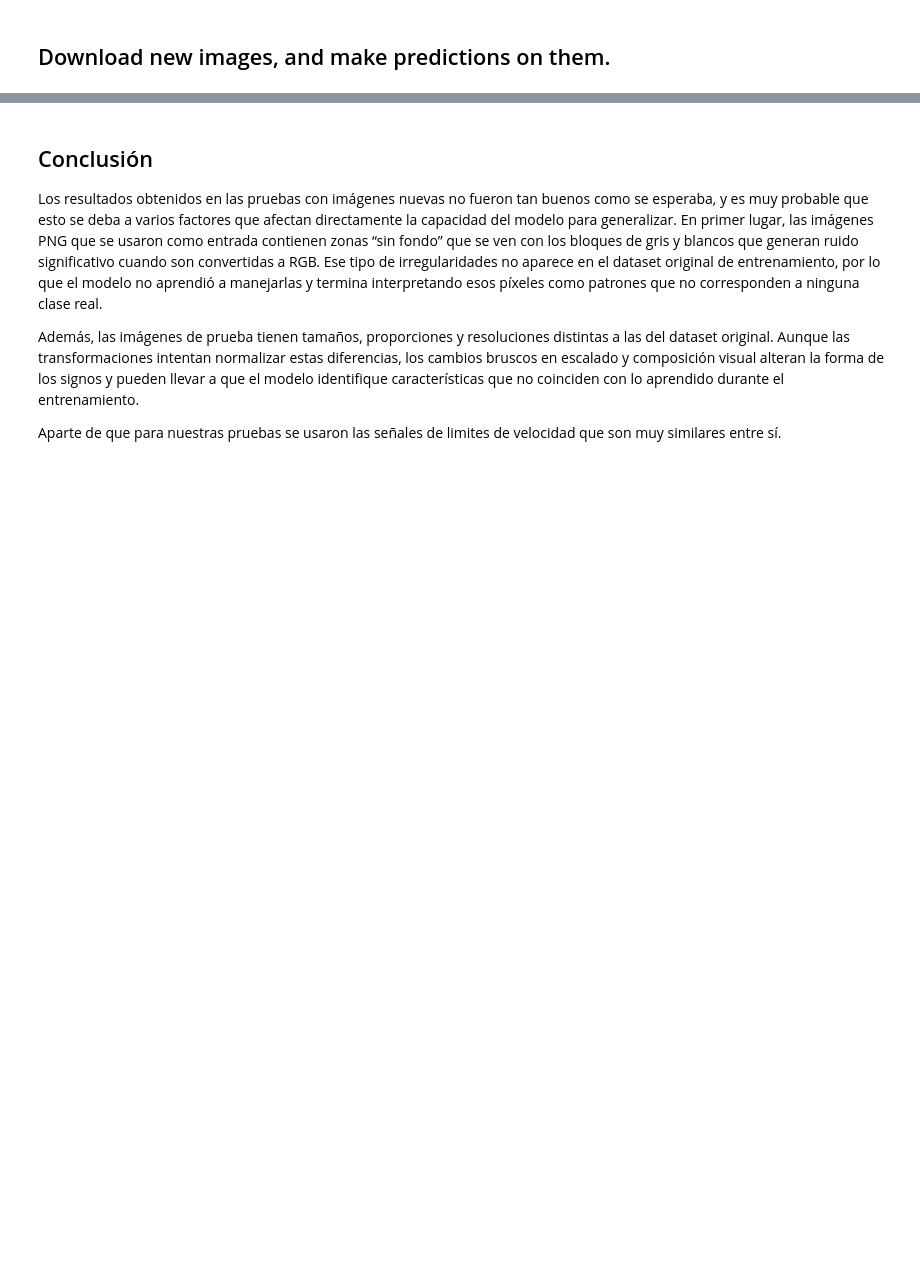
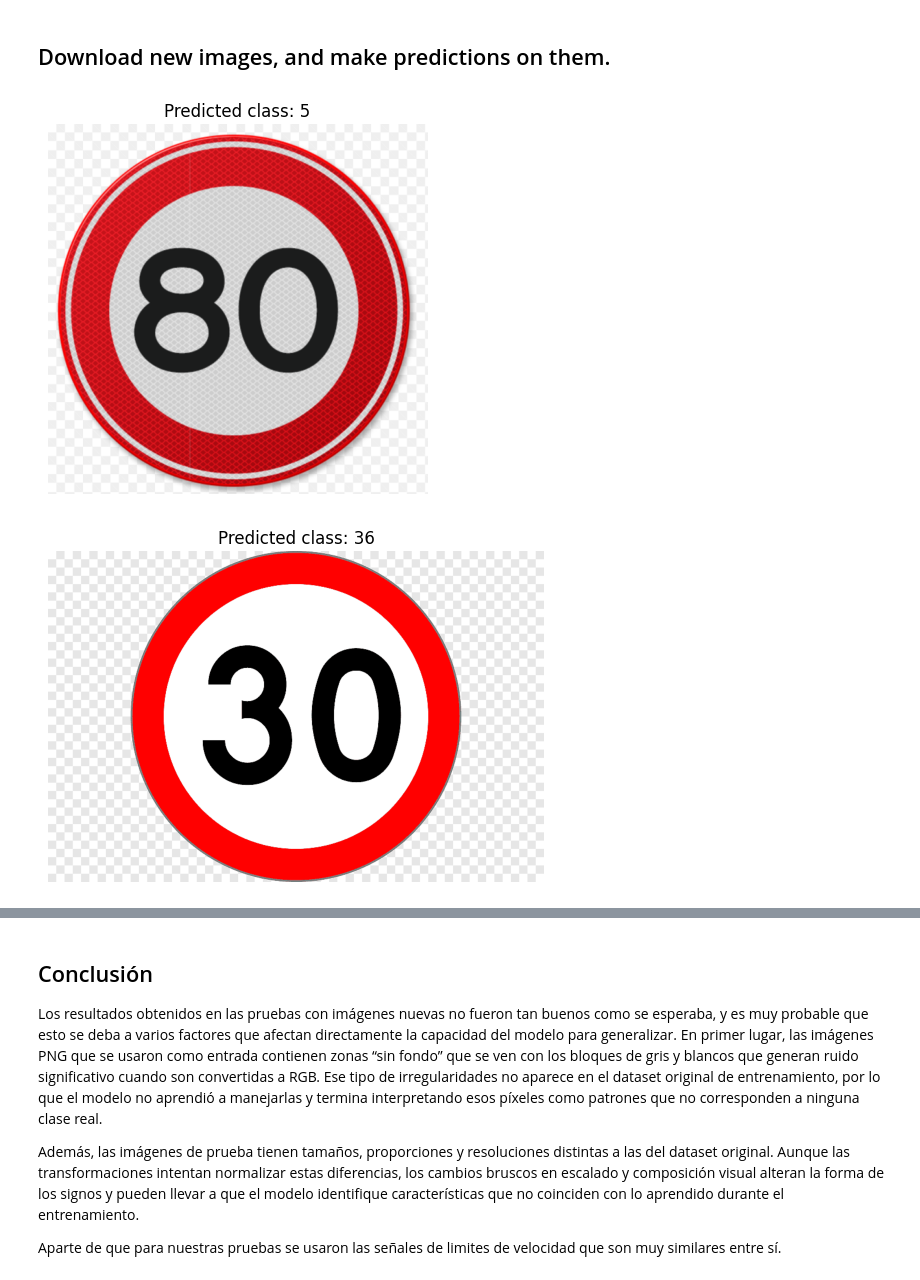
Before and after one commit to RicardoCalvoP/TC3007C, a Jupyter notebook: ComputerVision/Project_Traffic_sign_classifier.ipynb, the cells around one changed output, grey strips where cells are left out. Cells and saved outputs as stored; diff of their text form; code cells hidden in the pictures; blank space fills up the shorter version.

```diff
--- a/ComputerVision/Project_Traffic_sign_classifier.ipynb
+++ b/ComputerVision/Project_Traffic_sign_classifier.ipynb
@@ -87,18 +103,26 @@ Generate train and test sets
 =================================
 """
 
-base_path = 'C:\\Users\\calvo\\OneDrive\\Documentos\\TC3007C\\ComputerVision\\DL_Data_sets\\German_Traffic_signs\\Images'
+base_path = os.getenv("COMP_VISION_PATH")
+
+imgs_path = os.path.join(
+    base_path,
+    "DL_Data_sets",
+    "German_Traffic_signs",
+    "Images"
+)
+
 split_ratio = 0.85
 train_images = []
 test_images = []
 train_labels = []
 test_labels = []
-classes = os.listdir(base_path)
+classes = os.listdir(imgs_path)
 
 # Iterate through each class directory
 for class_ in classes:
     # Separate data for the current class in train and test sets
-    class_train, class_test, class_train_label, classs_test_label  = separate_data(base_path, signal_dir=class_, split_ratio=split_ratio)
+    class_train, class_test, class_train_label, classs_test_label  = separate_data(imgs_path, signal_dir=class_, split_ratio=split_ratio)
     # Append to the overall train and test lists
     train_images.extend(class_train)
     test_images.extend(class_test)
@@ -720,39 +746,46 @@ Add a text cell with your conclusions on the performance of the models on the ne
 
 device = torch.device("cuda" if torch.cuda.is_available() else "cpu")
 
-ckpt_path = "/content/checkpoints/gtsrb.ckpt"
+ckpt_path = os.path.join(
+    base_path,
+    "checkpoints",
+    "gtsrb.ckpt"
+)
 
 model = CnnModel.load_from_checkpoint(
     ckpt_path,
     model=resnet_model,
     learning_rate=1e-4,
     num_classes=num_classes,
 )
 
 model.to(device)
 model.eval()
 
-ej_images = [
-    'C:\\Users\\calvo\\OneDrive\\Documentos\\TC3007C\\ComputerVision\\TrafficEjPhotos\\image.png',
-    'C:\\Users\\calvo\\OneDrive\\Documentos\\TC3007C\\ComputerVision\\TrafficEjPhotos\\image2.png',
-    'C:\\Users\\calvo\\OneDrive\\Documentos\\TC3007C\\ComputerVision\\TrafficEjPhotos\\image3.png',
-    'C:\\Users\\calvo\\OneDrive\\Documentos\\TC3007C\\ComputerVision\\TrafficEjPhotos\\image4.png',
-    'C:\\Users\\calvo\\OneDrive\\Documentos\\TC3007C\\ComputerVision\\TrafficEjPhotos\\image5.png'
-]
+image1 = os.path.join(base_path,"TrafficEjPhotos","image.png")
+image2 = os.path.join(base_path,"TrafficEjPhotos","image2.png")
+image3 = os.path.join(base_path,"TrafficEjPhotos","image3.png")
+image4 = os.path.join(base_path,"TrafficEjPhotos","image4.png")
+image5 = os.path.join(base_path,"TrafficEjPhotos","image5.png")
+
+ej_images = [image1,image2,image3,image4,image5]
 
 for image in ej_images:
     img_bgr = cv2.imread(image)
     img_rgb = cv2.cvtColor(img_bgr, cv2.COLOR_BGR2RGB)
 
     img_pil = Image.fromarray(img_rgb)
 
     x = image_transforms(img_pil).unsqueeze(0).to(device)
 
     with torch.no_grad():
         logits = model(x)
         pred = torch.argmax(logits, dim=1).item()
 
     plt.imshow(img_rgb)
     plt.title(f"Predicted class: {pred}")
     plt.axis("off")
     plt.show()
+# %% [output]
+[figure, added]
+[figure, added]
```
Also changed, not shown: parts of 14 cells of this notebook.
